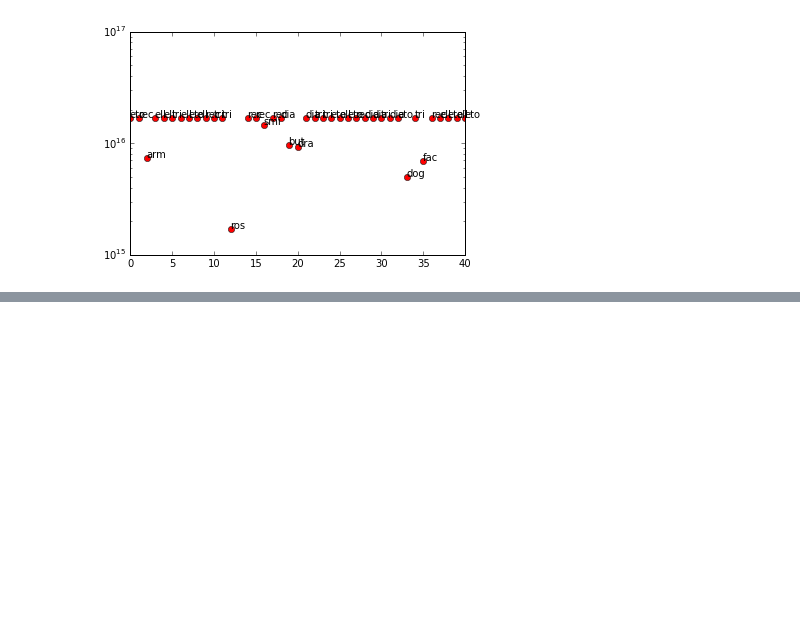
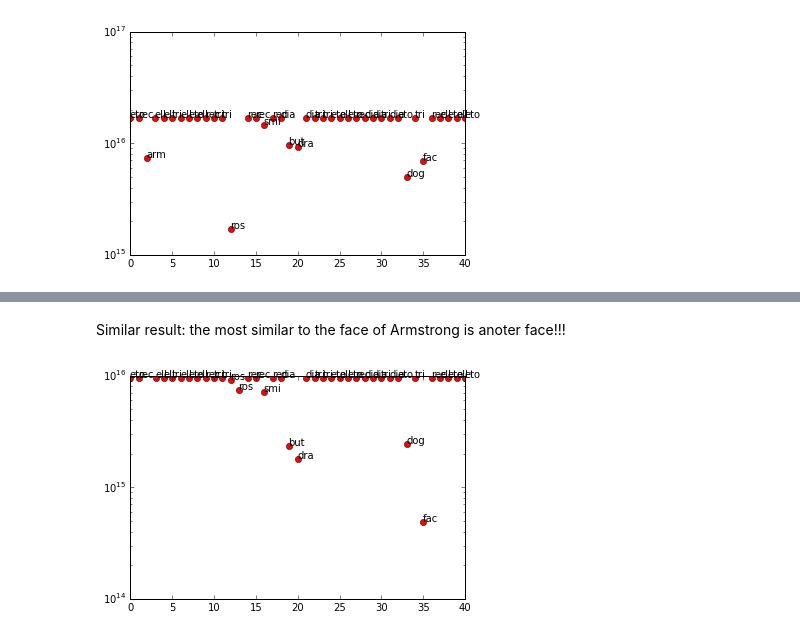
Before and after one commit to disabledalpha/iPython-Notebooks, a Jupyter notebook: Invariants computation.ipynb, the cells around one changed output, grey strips where cells are left out. Saved outputs shown, nothing was run; the diff lists cells and outputs as text; code cells hidden in the pictures; blank space fills up the shorter version.

```diff
--- a/Invariants computation.ipynb
+++ b/Invariants computation.ipynb
@@ -466,0 +494,6 @@ bispectral_plot(bispectrums, comparison='rectangle')
+# %% [markdown]
+Similar result: the most similar to the face of Armstrong is anoter face!!!
+# %%
+bispectral_plot(bispectrums, comparison='armstrong')
+# %% [output]
+[figure, added]
```
Also changed, not shown: parts of 13 cells of this notebook.
